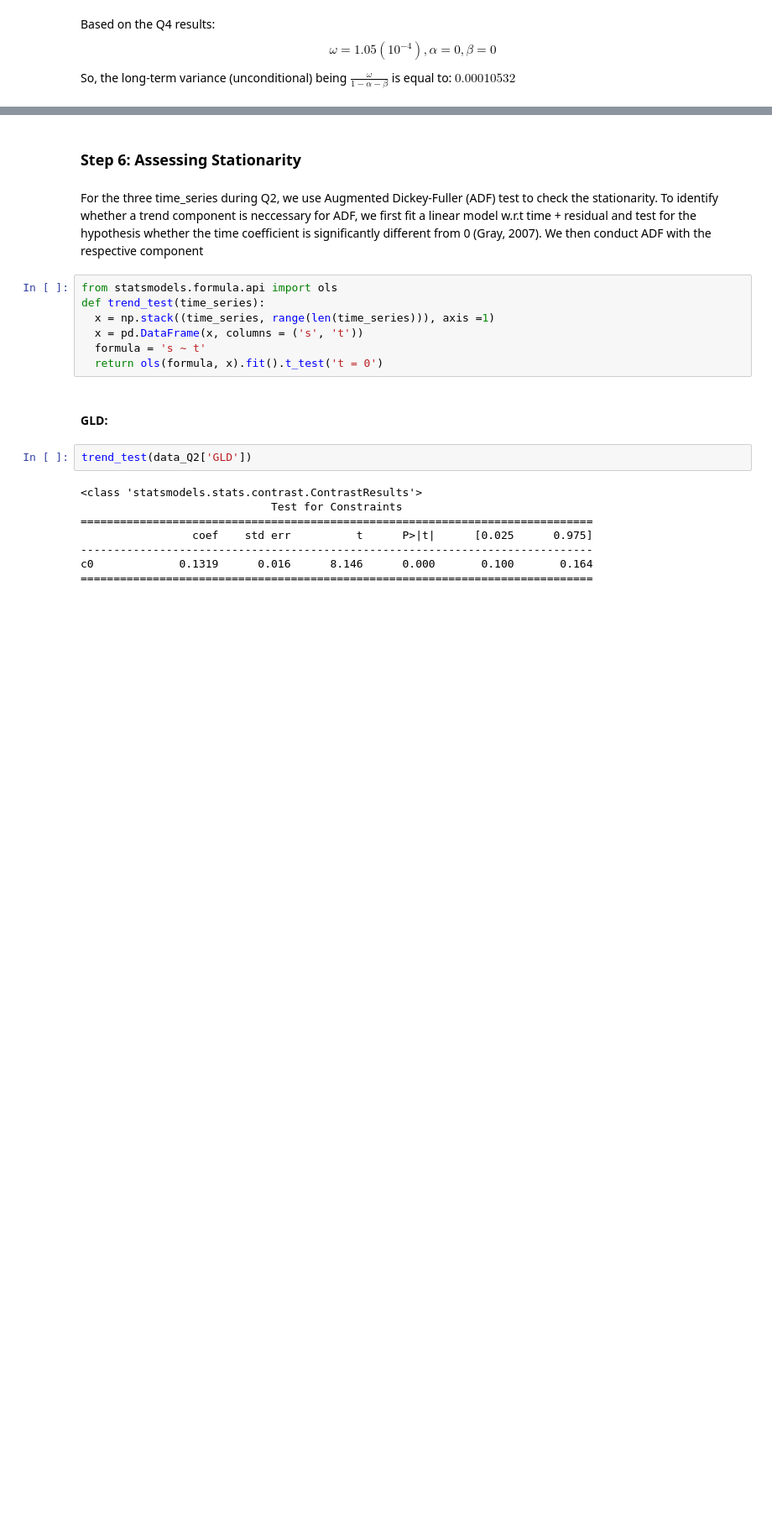
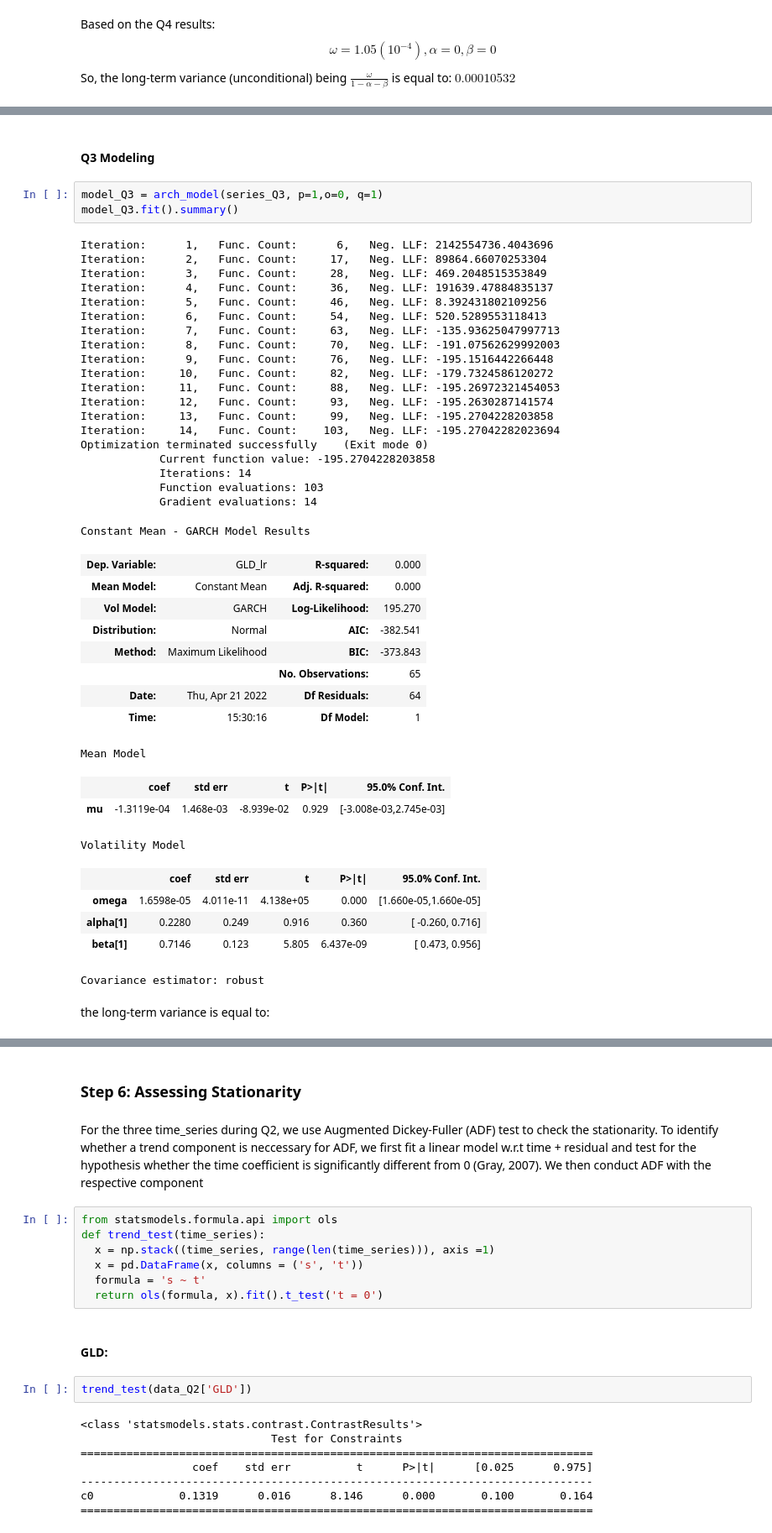
Before and after one commit to ngohienduong/WQU-Econ, a Jupyter notebook: W5.ipynb, the cells around one changed output, grey strips where cells are left out. Shown at 84% size. Drawn from its saved outputs; the diff is of its cells as text; blank space fills up the shorter version.

```diff
--- a/W5.ipynb
+++ b/W5.ipynb
@@ -354,0 +401,45 @@ from rpy2.robjects.packages import importr
+# %% [markdown]
+#### Q3 Modeling
+# %%
+model_Q3 = arch_model(series_Q3, p=1,o=0, q=1)
+model_Q3.fit().summary()
+# %% [output]
+Iteration:      1,   Func. Count:      6,   Neg. LLF: 2142554736.4043696
+Iteration:      2,   Func. Count:     17,   Neg. LLF: 89864.66070253304
+Iteration:      3,   Func. Count:     28,   Neg. LLF: 469.2048515353849
+Iteration:      4,   Func. Count:     36,   Neg. LLF: 191639.47884835137
+Iteration:      5,   Func. Count:     46,   Neg. LLF: 8.392431802109256
+Iteration:      6,   Func. Count:     54,   Neg. LLF: 520.5289553118413
+Iteration:      7,   Func. Count:     63,   Neg. LLF: -135.93625047997713
+Iteration:      8,   Func. Count:     70,   Neg. LLF: -191.07562629992003
+Iteration:      9,   Func. Count:     76,   Neg. LLF: -195.1516442266448
+Iteration:     10,   Func. Count:     82,   Neg. LLF: -179.7324586120272
+Iteration:     11,   Func. Count:     88,   Neg. LLF: -195.26972321454053
+Iteration:     12,   Func. Count:     93,   Neg. LLF: -195.2630287141574
+Iteration:     13,   Func. Count:     99,   Neg. LLF: -195.2704228203858
+Iteration:     14,   Func. Count:    103,   Neg. LLF: -195.27042282023694
+Optimization terminated successfully    (Exit mode 0)
+            Current function value: -195.2704228203858
+            Iterations: 14
+            Function evaluations: 103
+            Gradient evaluations: 14
+Constant Mean - GARCH Model Results
+| Dep. Variable: | GLD_lr | R-squared: | 0.000 |
+| Mean Model: | Constant Mean | Adj. R-squared: | 0.000 |
+| Vol Model: | GARCH | Log-Likelihood: | 195.270 |
+| Distribution: | Normal | AIC: | -382.541 |
+| Method: | Maximum Likelihood | BIC: | -373.843 |
+|  |  | No. Observations: | 65 |
+| Date: | Thu, Apr 21 2022 | Df Residuals: | 64 |
+| Time: | 15:30:16 | Df Model: | 1 |
+Mean Model
+|  | coef | std err | t | P>|t| | 95.0% Conf. Int. |
+| mu | -1.3119e-04 | 1.468e-03 | -8.939e-02 | 0.929 | [-3.008e-03,2.745e-03] |
+Volatility Model
+|  | coef | std err | t | P>|t| | 95.0% Conf. Int. |
+| omega | 1.6598e-05 | 4.011e-11 | 4.138e+05 | 0.000 | [1.660e-05,1.660e-05] |
+| alpha[1] | 0.2280 | 0.249 | 0.916 | 0.360 | [ -0.260, 0.716] |
+| beta[1] | 0.7146 | 0.123 | 5.805 | 6.437e-09 | [ 0.473, 0.956] |
+Covariance estimator: robust
+# %% [markdown]
+the long-term variance is equal to:
```
Also changed, not shown: parts of 29 cells of this notebook.
